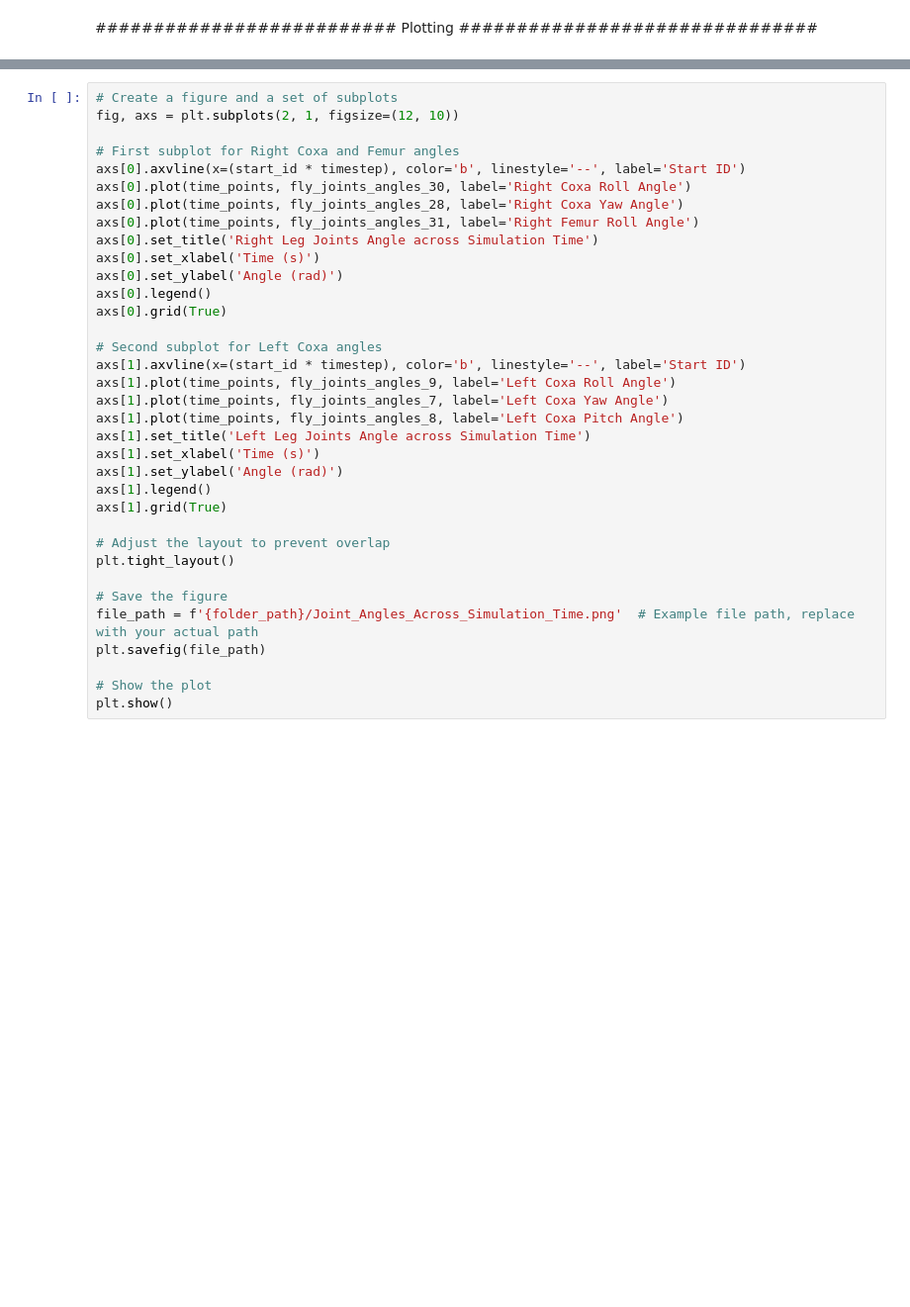
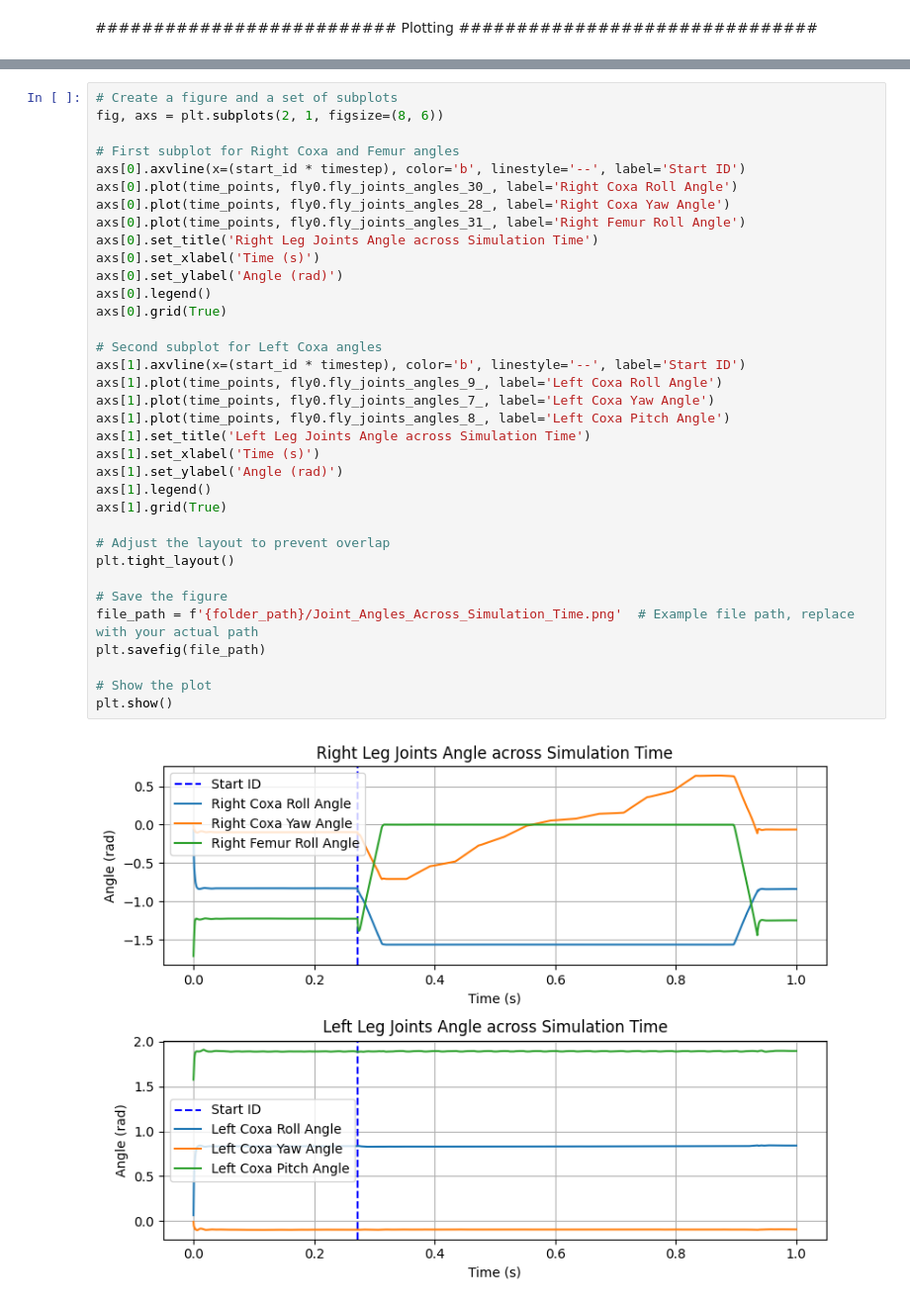
Before and after one commit to rinoago/mouche, a Jupyter notebook: main.ipynb, the cells around one changed output, grey strips where cells are left out. Shown at 99% size. Drawn from its saved outputs; the diff is of its cells as text; blank space fills up the shorter version.

```diff
--- a/main.ipynb
+++ b/main.ipynb
@@ -816,38 +842,40 @@ plt.show()
 # %%
 # Create a figure and a set of subplots
-fig, axs = plt.subplots(2, 1, figsize=(12, 10))
+fig, axs = plt.subplots(2, 1, figsize=(8, 6))
 
 # First subplot for Right Coxa and Femur angles
 axs[0].axvline(x=(start_id * timestep), color='b', linestyle='--', label='Start ID')
-axs[0].plot(time_points, fly_joints_angles_30, label='Right Coxa Roll Angle')
-axs[0].plot(time_points, fly_joints_angles_28, label='Right Coxa Yaw Angle')
-axs[0].plot(time_points, fly_joints_angles_31, label='Right Femur Roll Angle')
+axs[0].plot(time_points, fly0.fly_joints_angles_30_, label='Right Coxa Roll Angle')
+axs[0].plot(time_points, fly0.fly_joints_angles_28_, label='Right Coxa Yaw Angle')
+axs[0].plot(time_points, fly0.fly_joints_angles_31_, label='Right Femur Roll Angle')
 axs[0].set_title('Right Leg Joints Angle across Simulation Time')
 axs[0].set_xlabel('Time (s)')
 axs[0].set_ylabel('Angle (rad)')
 axs[0].legend()
 axs[0].grid(True)
 
 # Second subplot for Left Coxa angles
 axs[1].axvline(x=(start_id * timestep), color='b', linestyle='--', label='Start ID')
-axs[1].plot(time_points, fly_joints_angles_9, label='Left Coxa Roll Angle')
-axs[1].plot(time_points, fly_joints_angles_7, label='Left Coxa Yaw Angle')
-axs[1].plot(time_points, fly_joints_angles_8, label='Left Coxa Pitch Angle')
+axs[1].plot(time_points, fly0.fly_joints_angles_9_, label='Left Coxa Roll Angle')
+axs[1].plot(time_points, fly0.fly_joints_angles_7_, label='Left Coxa Yaw Angle')
+axs[1].plot(time_points, fly0.fly_joints_angles_8_, label='Left Coxa Pitch Angle')
 axs[1].set_title('Left Leg Joints Angle across Simulation Time')
 axs[1].set_xlabel('Time (s)')
 axs[1].set_ylabel('Angle (rad)')
 axs[1].legend()
 axs[1].grid(True)
 
 # Adjust the layout to prevent overlap
 plt.tight_layout()
 
 # Save the figure
 file_path = f'{folder_path}/Joint_Angles_Across_Simulation_Time.png'  # Example file path, replace with your actual path
 plt.savefig(file_path)
 
 # Show the plot
 plt.show()
+# %% [output]
+[figure, added]
 # %%
 # Create a figure with subplots for each leg
 fig, axs = plt.subplots(3, 2, figsize=(12, 8))
```
Also changed, not shown: parts of 31 cells of this notebook, 2 other files.
